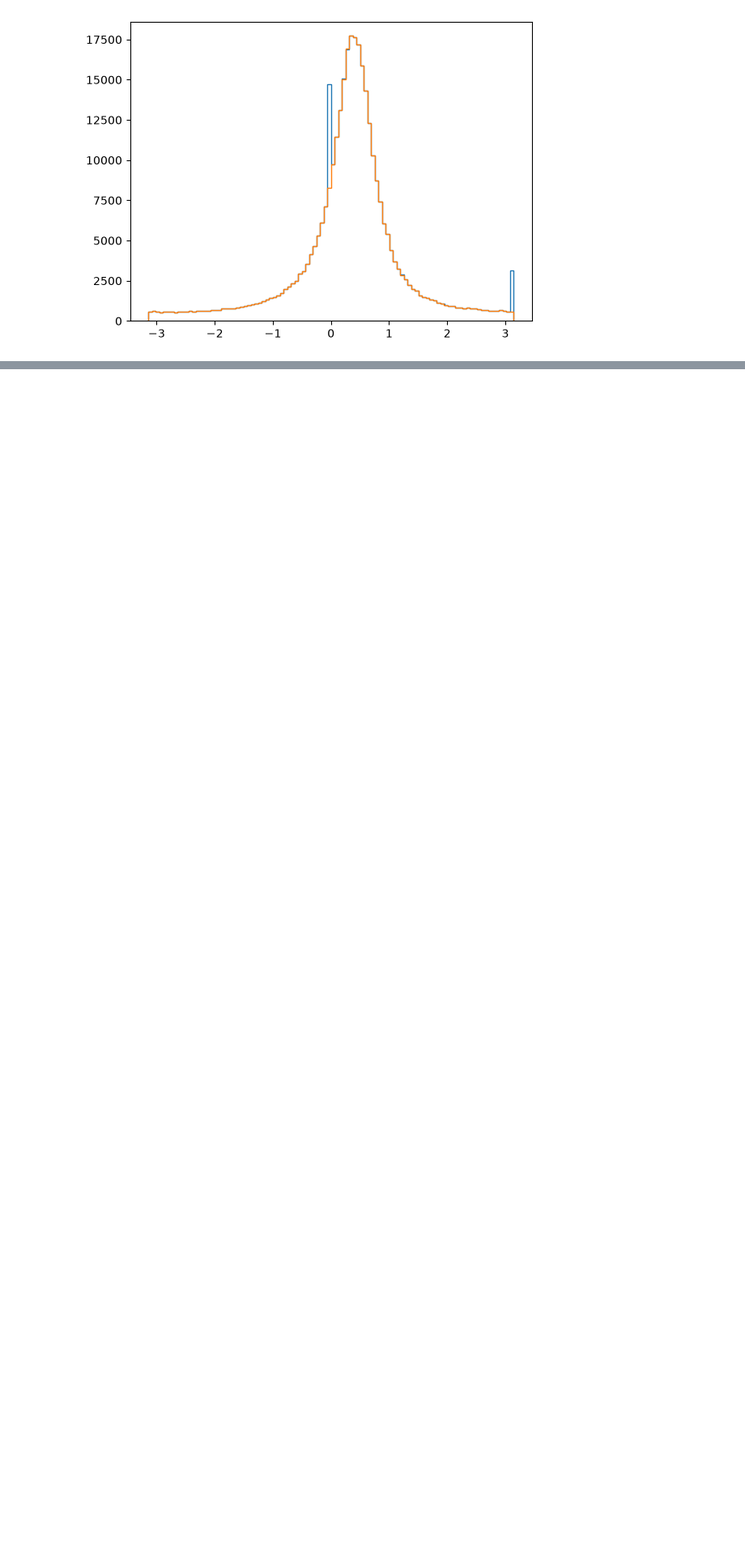
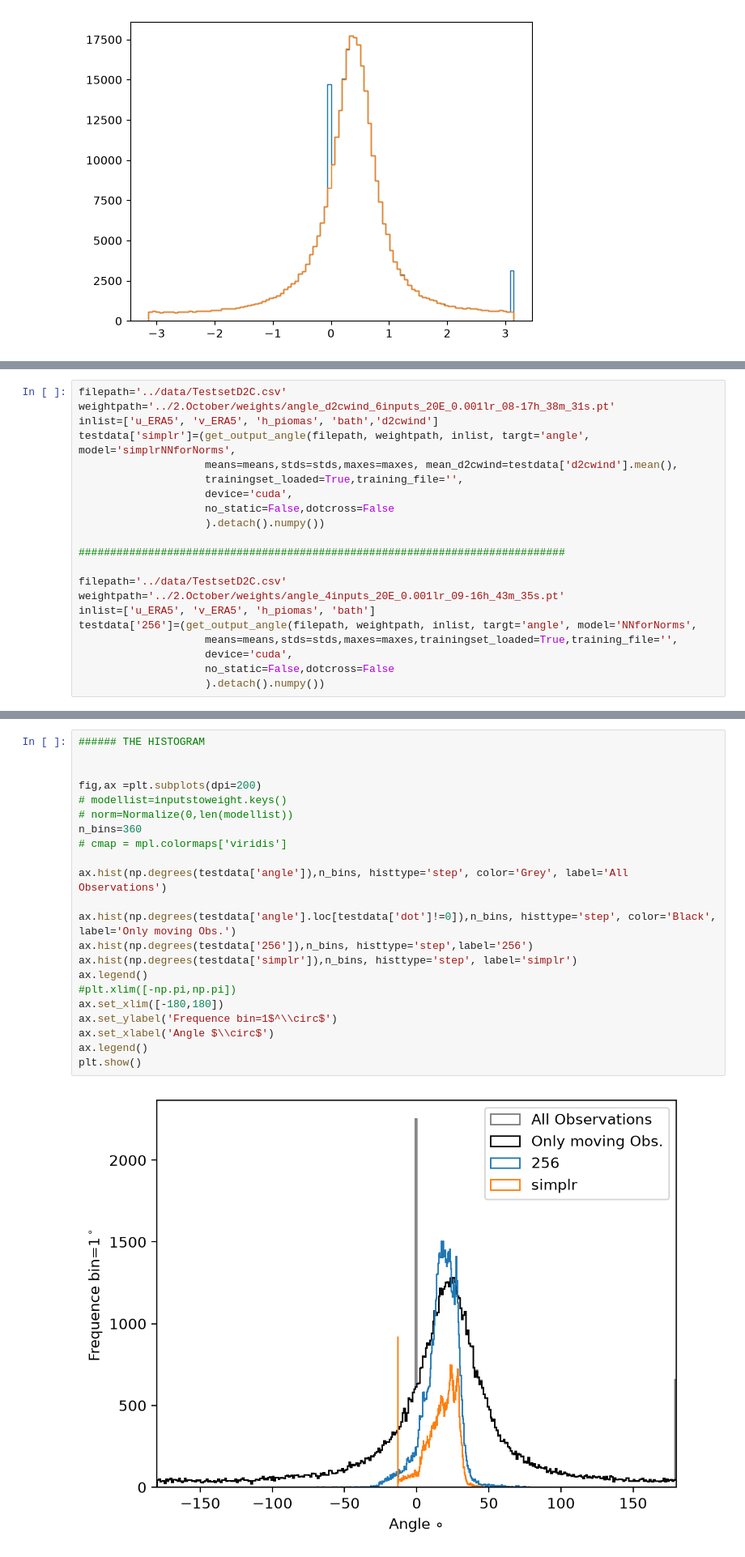
Before and after one commit to drpoisson-mp3/seA_Ice, a Jupyter notebook: Analysis/Angles.ipynb, the cells around one changed output, grey strips where cells are left out. Shown at 81% size. Drawn from its saved outputs; the diff is of its cells as text; blank space fills up the shorter version.

```diff
--- a/1.September/Angles.ipynb
+++ b/Analysis/Angles.ipynb
@@ -160,0 +115,21 @@ Wind components (u/v_ERA5) normalized by z-score
+# %%
+filepath='../data/TestsetD2C.csv'
+weightpath='../2.October/weights/angle_d2cwind_6inputs_20E_0.001lr_08-17h_38m_31s.pt'
+inlist=['u_ERA5', 'v_ERA5', 'h_piomas', 'bath','d2cwind']
+testdata['simplr']=(get_output_angle(filepath, weightpath, inlist, targt='angle', model='simplrNNforNorms',
+                    means=means,stds=stds,maxes=maxes, mean_d2cwind=testdata['d2cwind'].mean(),
+                    trainingset_loaded=True,training_file='',
+                    device='cuda',
+                    no_static=False,dotcross=False
+                    ).detach().numpy())
+
+#############################################################################
+
+filepath='../data/TestsetD2C.csv'
+weightpath='../2.October/weights/angle_4inputs_20E_0.001lr_09-16h_43m_35s.pt'
+inlist=['u_ERA5', 'v_ERA5', 'h_piomas', 'bath']
+testdata['256']=(get_output_angle(filepath, weightpath, inlist, targt='angle', model='NNforNorms',
+                    means=means,stds=stds,maxes=maxes,trainingset_loaded=True,training_file='',
+                    device='cuda',
+                    no_static=False,dotcross=False
+                    ).detach().numpy())
@@ -160,0 +138,24 @@ Wind components (u/v_ERA5) normalized by z-score
+# %%
+###### THE HISTOGRAM
+
+
+fig,ax =plt.subplots(dpi=200)
+# modellist=inputstoweight.keys()
+# norm=Normalize(0,len(modellist))
+n_bins=360
+# cmap = mpl.colormaps['viridis']
+
+ax.hist(np.degrees(testdata['angle']),n_bins, histtype='step', color='Grey', label='All Observations')
+
+ax.hist(np.degrees(testdata['angle'].loc[testdata['dot']!=0]),n_bins, histtype='step', color='Black', label='Only moving Obs.')
+ax.hist(np.degrees(testdata['256']),n_bins, histtype='step',label='256')
+ax.hist(np.degrees(testdata['simplr']),n_bins, histtype='step', label='simplr')
+ax.legend()
+#plt.xlim([-np.pi,np.pi])
+ax.set_xlim([-180,180])
+ax.set_ylabel('Frequence bin=1$^\\circ$')
+ax.set_xlabel('Angle $\\circ$')
+ax.legend()
+plt.show()
+# %% [output]
+[figure, added]
```
Also changed, not shown: parts of 7 cells of this notebook, 29 other files.
